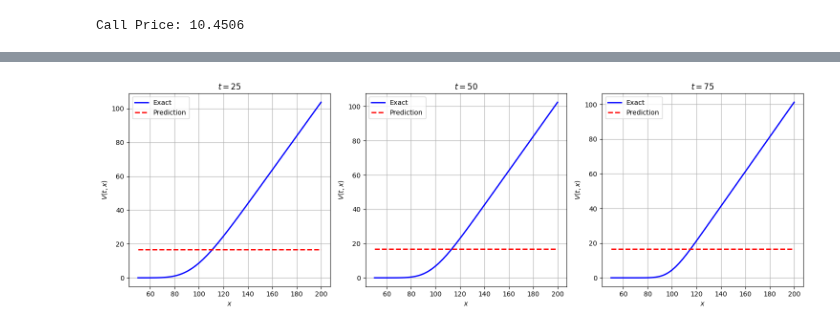
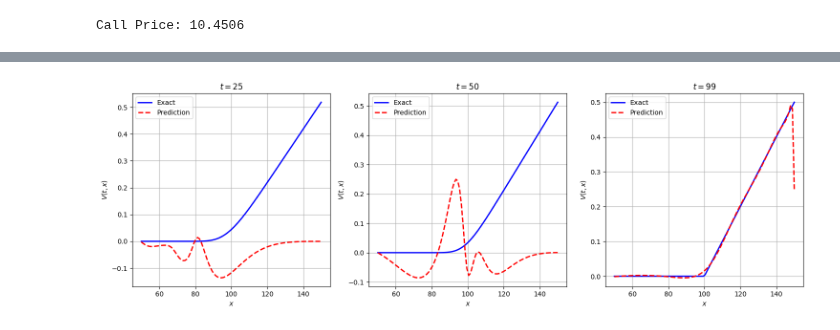
Before and after one commit to aderdouri/PINNs, a Jupyter notebook: Tutorials/BlackScholes_equation.ipynb, the cells around one changed output, grey strips where cells are left out. Cells and saved outputs as stored; diff of their text form; code cells hidden in the pictures.

```diff
--- a/Tutorials/BlackScholes_equation.ipynb
+++ b/Tutorials/BlackScholes_equation.ipynb
@@ -132,7 +132,8 @@ class PINN(nn.Module):
         return self.hidden_layers(s)
 
 # Step 3: Define the loss function
-def compute_loss(model, s_interior, t_interior, s_boundary, t_boundary, s_initial, t_initial, V_initial,
+def compute_loss(model, s_interior, t_interior, s_boundary, t_boundary,
+                 s_initial, t_initial, V_initial,
                  r, sigma):
     """Compute the combined loss for the PDE residual, boundary, and initial conditions."""
     # PDE residual loss
@@ -154,25 +155,30 @@ def compute_loss(model, s_interior, t_interior, s_boundary, t_boundary, s_initia
     return pde_loss + bc_loss + ic_loss
 
 # Step 4: Training the model
-def train_pinn(model, s_interior, t_interior, s_boundary, t_boundary, s_initial, t_initial, V_initial,
+def train_pinn(model, s_interior, t_interior, s_boundary, t_boundary,
+               s_initial, t_initial, V_initial,
                r, sigma, adam_epochs=1000, lbfgs_epochs=500):
     """Train the PINN model using Adam and LBFGS optimizers."""
     # Adam optimizer for initial training
     optimizer_adam = torch.optim.Adam(model.parameters(), lr=0.001)
     for epoch in range(adam_epochs):
         optimizer_adam.zero_grad()
-        loss = compute_loss(model, s_interior, t_interior, s_boundary, t_boundary, s_initial, t_initial, V_initial, r, sigma)
+        loss = compute_loss(model, s_interior, t_interior, s_boundary,
+                            t_boundary, s_initial, t_initial, V_initial,
+                            r, sigma)
         loss.backward()
         optimizer_adam.step()
         if epoch % 100 == 0:
             print(f"Adam Epoch {epoch}, Loss: {loss.item()}")
 
     # LBFGS optimizer for fine-tuning
-    optimizer_lbfgs = torch.optim.LBFGS(model.parameters(), max_iter=lbfgs_epochs, tolerance_grad=1e-7, tolerance_change=1e-9)
+    optimizer_lbfgs = torch.optim.LBFGS(model.parameters(), max_iter=lbfgs_epochs,
+                                        tolerance_grad=1e-7, tolerance_change=1e-9)
 
     def closure():
         optimizer_lbfgs.zero_grad()
-        loss = compute_loss(model, s_interior, t_interior, s_boundary, t_boundary, s_initial, t_initial, V_initial, r, sigma)
+        loss = compute_loss(model, s_interior, t_interior, s_boundary, t_boundary,
+                            s_initial, t_initial, V_initial, r, sigma)
         loss.backward()
         return loss
 
@@ -210,7 +217,8 @@ V_initial = torch.max(s - strike, torch.tensor(0.0))
 # %%
 # Step 6: Initialize and train the PINN
 model = PINN()
-train_pinn(model, s_interior, t_interior, s_boundary, t_boundary, s_initial, t_initial, V_initial,
+train_pinn(model, S_interior, t_interior, S_boundary, t_boundary, S_initial,
+           t_initial, V_initial,
            r, sigma,
-           adam_epochs=1000, lbfgs_epochs=50000)
+           adam_epochs=10000, lbfgs_epochs=5000)
 # %% [output]
@@ -228,20 +242,21 @@ Starting LBFGS optimization...
 # %%
 # Step 7: Visualize the results
 # Create a grid for prediction
-s_pred = torch.linspace(strike//2, 2*strike, 100).view(-1, 1)
+S_pred = torch.linspace(S_min, S_max, 100).view(-1, 1)
+S_pred = (S_pred - S_min) / (S_max - S_min)
 t_pred = torch.linspace(0, T, 100).view(-1, 1)
 
-s_grid_pred, t_grid_pred = torch.meshgrid(s_pred.squeeze(), t_pred.squeeze(), indexing='ij')
-s_flat = s_grid_pred.flatten().view(-1, 1)
+S_grid_pred, t_grid_pred = torch.meshgrid(S_pred.squeeze(), t_pred.squeeze(), indexing='ij')
+S_flat = S_grid_pred.flatten().view(-1, 1)
 t_flat = t_grid_pred.flatten().view(-1, 1)
 
 # Predict using the trained model
-V_pred = model(torch.cat((s_flat, t_flat), dim=1)).detach().numpy()
+V_pred = model(torch.cat((S_flat, t_flat), dim=1)).detach().numpy()
 V_pred = V_pred.reshape(100, 100)
 
 # Plot the solution
 plt.figure(figsize=(8, 6))
-plt.contourf(s_grid_pred.numpy(), t_grid_pred.numpy(), V_pred, levels=100, cmap='viridis')
+plt.contourf(S_grid_pred.numpy(), t_grid_pred.numpy(), V_pred, levels=100, cmap='viridis')
 plt.colorbar(label='V(s, t)')
 plt.xlabel('s')
 plt.ylabel('t')
@@ -266,4 +281,4 @@ Call Price: 10.4506
 # %%
 # black_scholes(S, t, T, K, r, sigma)
-V_exact = black_scholes(s_flat, t_flat, T, K, r, sigma)
+V_exact = black_scholes(S_flat, t_flat, T, strike, r, sigma)
 V_exact = V_exact.reshape(100, 100)
@@ -291,28 +301,28 @@ array([[16.729208, 16.729208, 16.729208, ..., 16.72921 , 16.72921 ,
 # %%
 # Step 8: Compare predictions with exact solution at specific time slices
-time_slices = [25, 50, 75]  # Time slices to compare
+time_slices = [25, 50, 99]  # Time slices to compare
 
 plt.figure(figsize=(15, 5))
 
 for i, t_slice in enumerate(time_slices):
     # Extract points for the time slice
-    t_slice_tensor = torch.full_like(s_pred, t_slice)
+    t_slice_tensor = torch.full_like(S_pred, t_slice)
     V_pred_slice = V_pred[:, t_slice]
 
     # Compute exact solution
     V_exact_slice = V_exact[:,t_slice]
 
     # Plot comparison
     plt.subplot(1, 3, i + 1)
     plt.plot(s.numpy(), V_exact_slice, 'b-', label='Exact', linewidth=2)
     plt.plot(s.numpy(), V_pred_slice, 'r--', label='Prediction', linewidth=2)
     plt.title(f"$t = {t_slice}$")
     plt.xlabel("$x$")
     plt.ylabel("$V(t, x)$")
     plt.legend()
     plt.grid()
 
 plt.tight_layout()
 plt.show()
 # %% [output]
-[figure, old version]
+[figure, new version]
```
Also changed, not shown: parts of 9 cells of this notebook.
